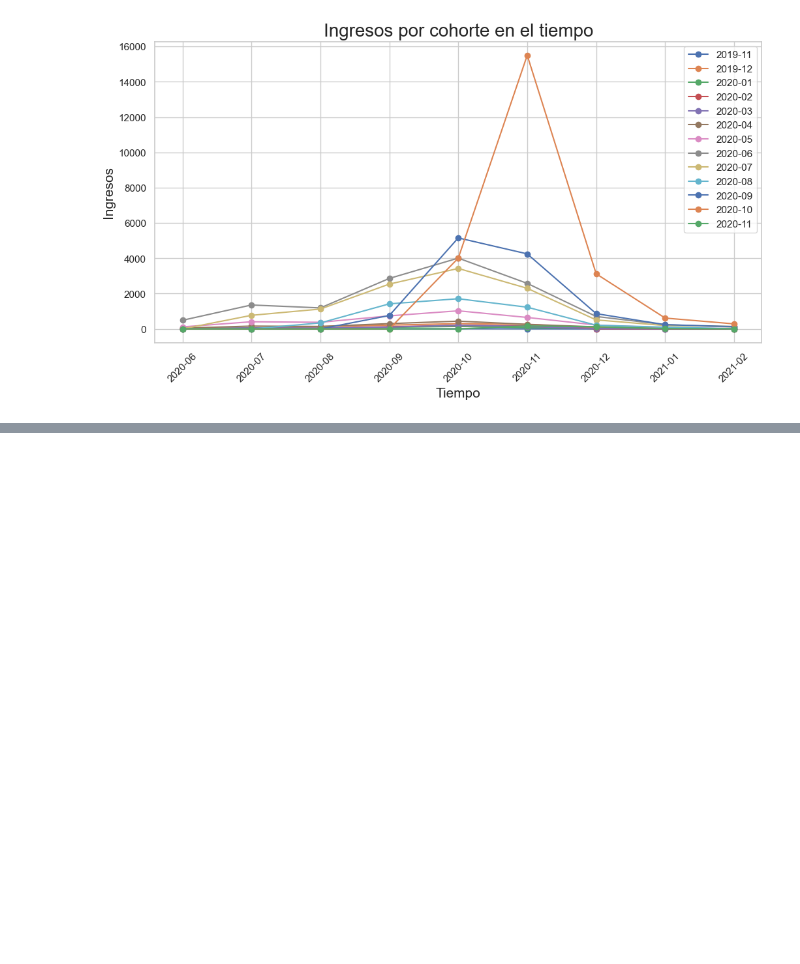
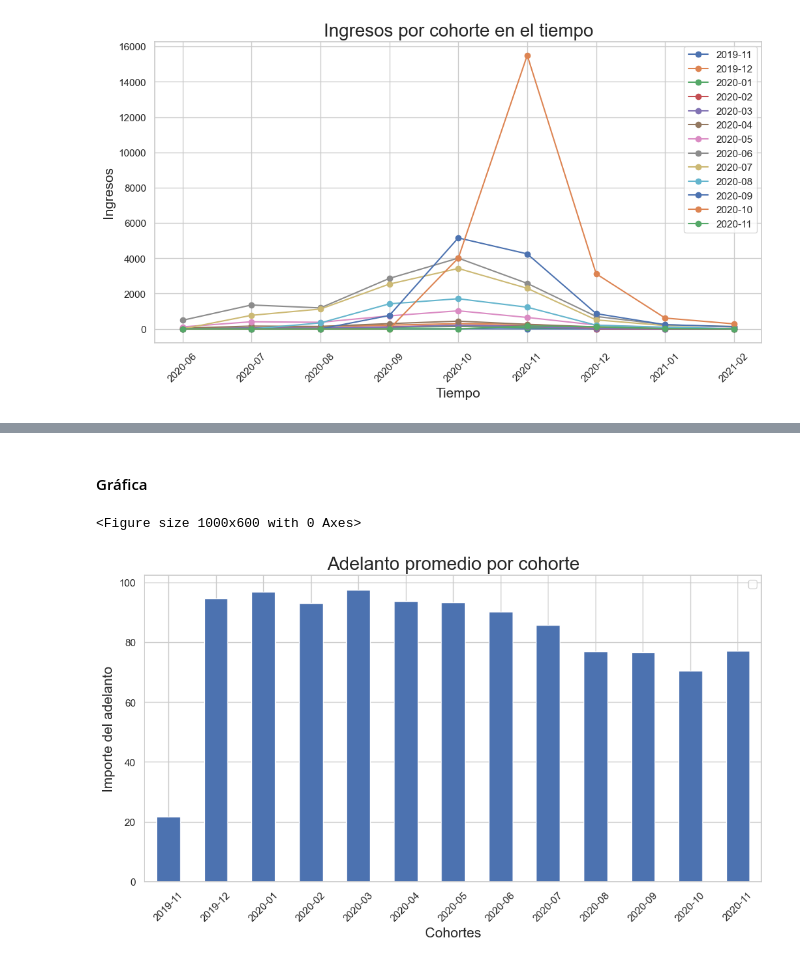
Before and after one commit to cutmountain/ironhack-data-analytics, a Jupyter notebook: modulo-1/sesion-15/project-1-ironhack-payments-es-main/ironhack-payments.ipynb, the cells around one changed output, grey strips where cells are left out. Cells and saved outputs as stored; diff of their text form; code cells hidden in the pictures; blank space fills up the shorter version.

```diff
--- a/modulo-1/sesion-15/project-1-ironhack-payments-es-main/ironhack-payments.ipynb
+++ b/modulo-1/sesion-15/project-1-ironhack-payments-es-main/ironhack-payments.ipynb
@@ -1074,0 +1091,11 @@ plt.show()
+# %%
+# ???
+adelantos = merged
+adelantos
+
+# adelantos = merged[(merged['fee_status']=='accepted') & (merged['fee_paid_at'].notna())]
+# adelantos.iloc[0:10, 16:-1]
+
+#subset_adelantos = ['cohorte','amount']
+subset_adelantos = ['cohorte','amount','id_usuario','cash_request_id','transfer_type','fee_id']
+adelantos[subset_adelantos]
@@ -1074,0 +1118,6 @@ plt.show()
+# %%
+# Promedio del adelanto por cohorte
+mean_adelanto_by_cohort = adelantos[subset_adelantos].groupby(['cohorte'])['amount'].mean().reset_index()
+mean_adelanto_by_cohort.set_index(['cohorte'], inplace=True)
+mean_adelanto_by_cohort.rename(columns={'amount': 'mean_amount'}, inplace=True)
+mean_adelanto_by_cohort.head(20)
@@ -1074,0 +1140,15 @@ plt.show()
+# %% [markdown]
+#### Gráfica
+# %%
+# Crear gráfico!!!
+plt.figure(figsize=(10, 6))
+mean_adelanto_by_cohort.plot(kind="bar")
+plt.title("Adelanto promedio por cohorte", fontsize=20)
+plt.xlabel("Cohortes", fontsize=15)
+plt.ylabel("Importe del adelanto", fontsize=15)
+plt.xticks(rotation=45)
+plt.legend([])
+plt.show()
+# %% [output]
+<Figure size 1000x600 with 0 Axes>
+[figure, added]
```
Also changed, not shown: parts of 18 cells of this notebook.
